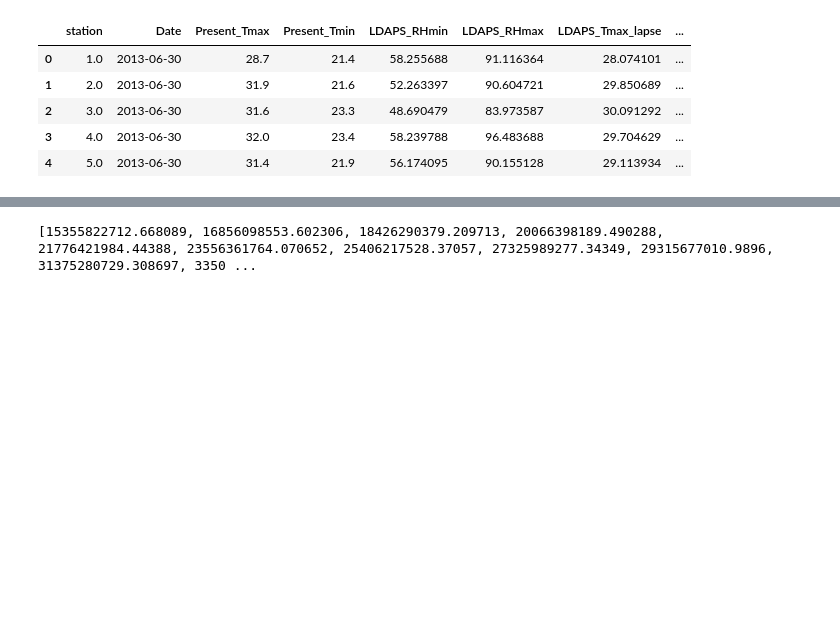
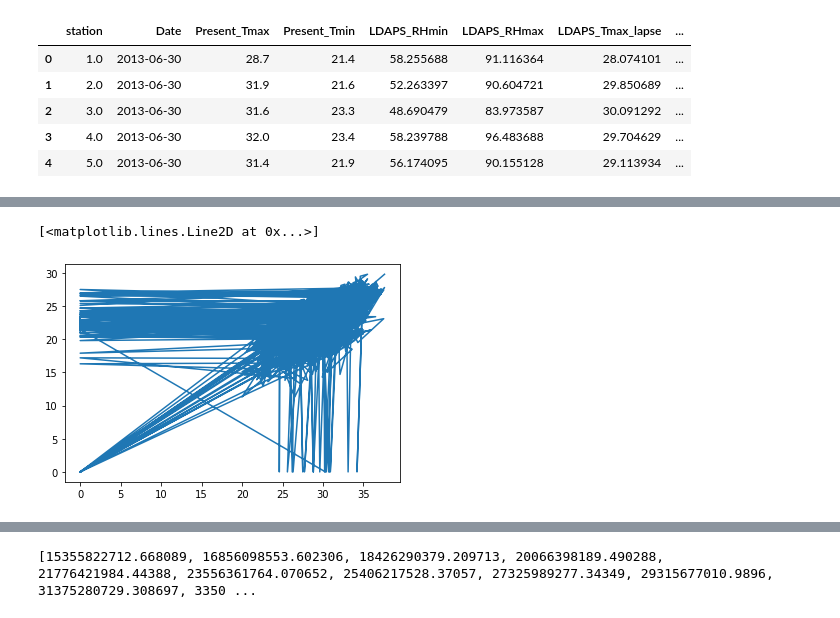
Before and after one commit to afroz1101/j-component-assignment1, a Jupyter notebook: Untitled4.ipynb, the cells around one changed output, grey strips where cells are left out. Drawn from its saved outputs; the diff is of its cells as text; code cells hidden in the pictures; blank space fills up the shorter version.

```diff
--- a/Untitled4.ipynb
+++ b/Untitled4.ipynb
@@ -96,0 +39,8 @@ x22=x22.fillna(0)
+# %%
+x2=data['Present_Tmax']
+x2=x2.fillna(0)
+from matplotlib import pyplot as pt
+pt.plot(x2,y)
+# %% [output]
+[<matplotlib.lines.Line2D at 0x...>]
+[figure, added]
```
Also changed, not shown: parts of 43 cells of this notebook.
